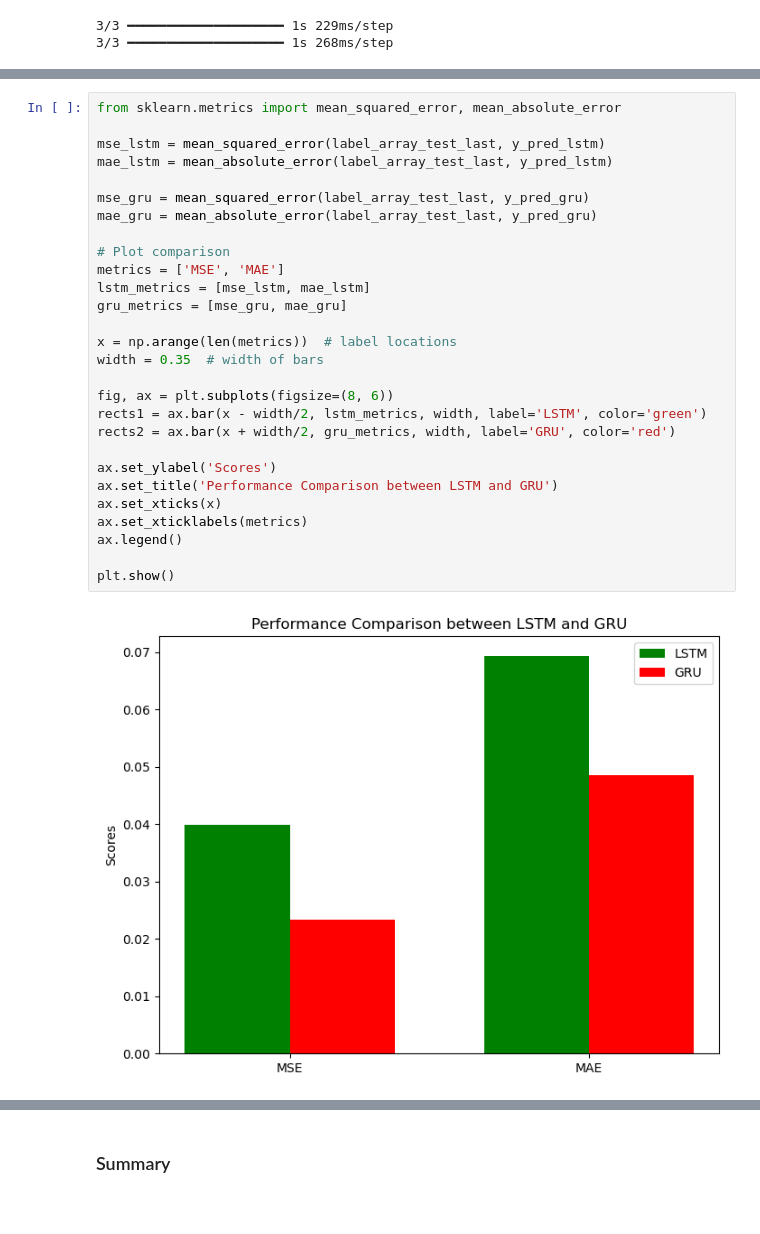
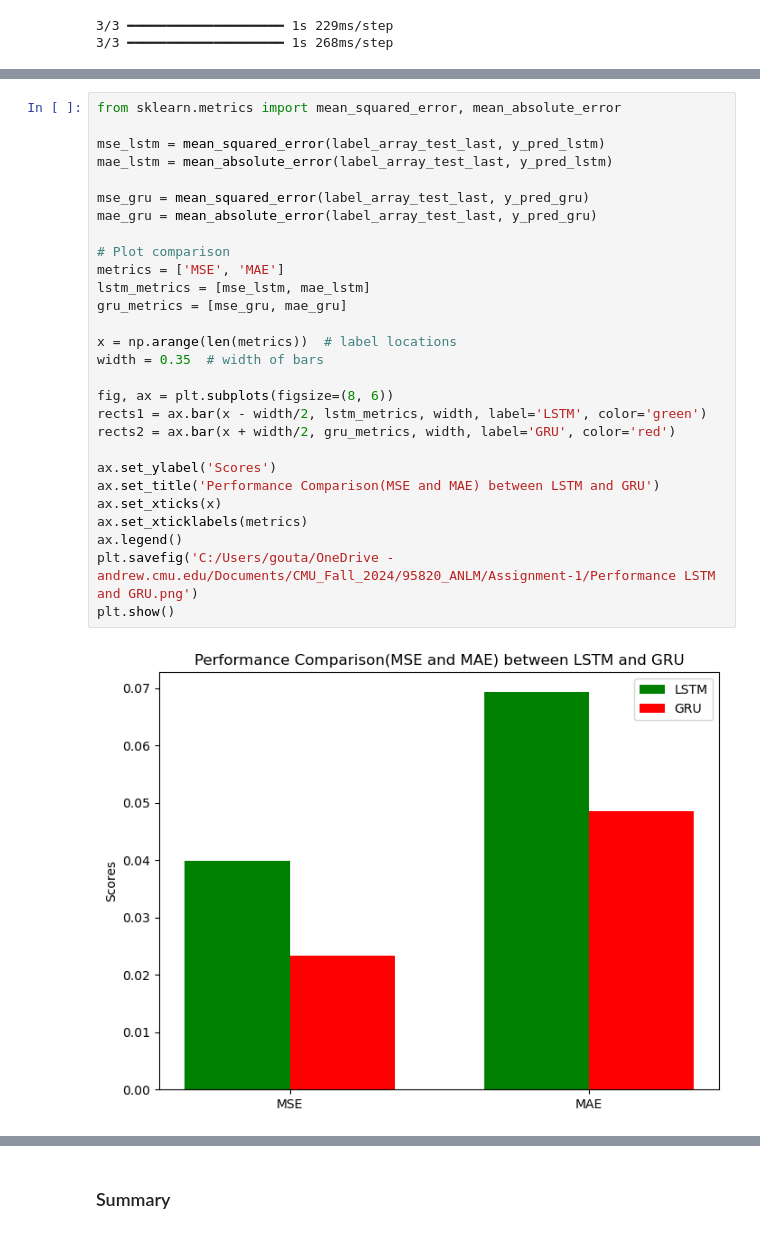
Before and after one commit to gmukku/NASA-RUL-Assignment, a Jupyter notebook: code/main_rul.ipynb, the cells around one changed output, grey strips where cells are left out. Cells and saved outputs as stored; diff of their text form.

```diff
--- a/code/main_rul.ipynb
+++ b/code/main_rul.ipynb
@@ -1288,33 +1262,33 @@ plt.show()
 # %%
 from sklearn.metrics import mean_squared_error, mean_absolute_error
 
 mse_lstm = mean_squared_error(label_array_test_last, y_pred_lstm)
 mae_lstm = mean_absolute_error(label_array_test_last, y_pred_lstm)
 
 mse_gru = mean_squared_error(label_array_test_last, y_pred_gru)
 mae_gru = mean_absolute_error(label_array_test_last, y_pred_gru)
 
 # Plot comparison
 metrics = ['MSE', 'MAE']
 lstm_metrics = [mse_lstm, mae_lstm]
 gru_metrics = [mse_gru, mae_gru]
 
 x = np.arange(len(metrics))  # label locations
 width = 0.35  # width of bars
 
 fig, ax = plt.subplots(figsize=(8, 6))
 rects1 = ax.bar(x - width/2, lstm_metrics, width, label='LSTM', color='green')
 rects2 = ax.bar(x + width/2, gru_metrics, width, label='GRU', color='red')
 
 ax.set_ylabel('Scores')
-ax.set_title('Performance Comparison between LSTM and GRU')
+ax.set_title('Performance Comparison(MSE and MAE) between LSTM and GRU')
 ax.set_xticks(x)
 ax.set_xticklabels(metrics)
 ax.legend()
-
+plt.savefig('C:/Users/gouta/OneDrive - andrew.cmu.edu/Documents/CMU_Fall_2024/95820_ANLM/Assignment-1/Performance LSTM and GRU.png')
 plt.show()
 # %% [output]
-[figure, old version]
+[figure, new version]
 # %%
 # Calculate residuals
 residuals_lstm = label_array_test_last - y_pred_lstm
```
Also changed, not shown: parts of 4 cells of this notebook.
